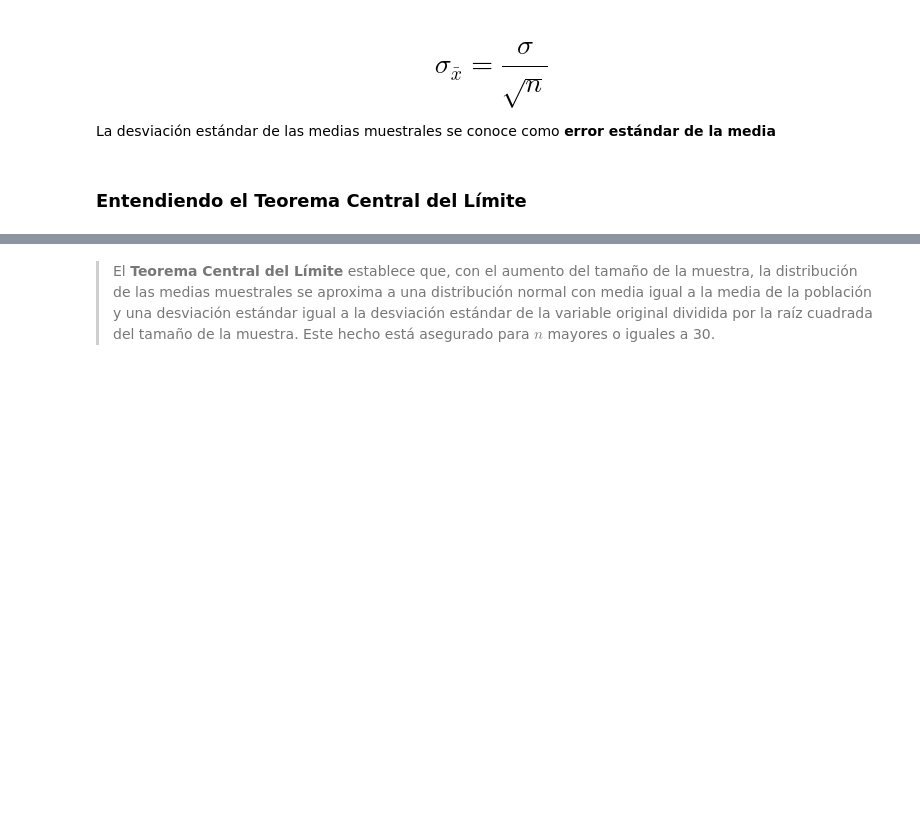
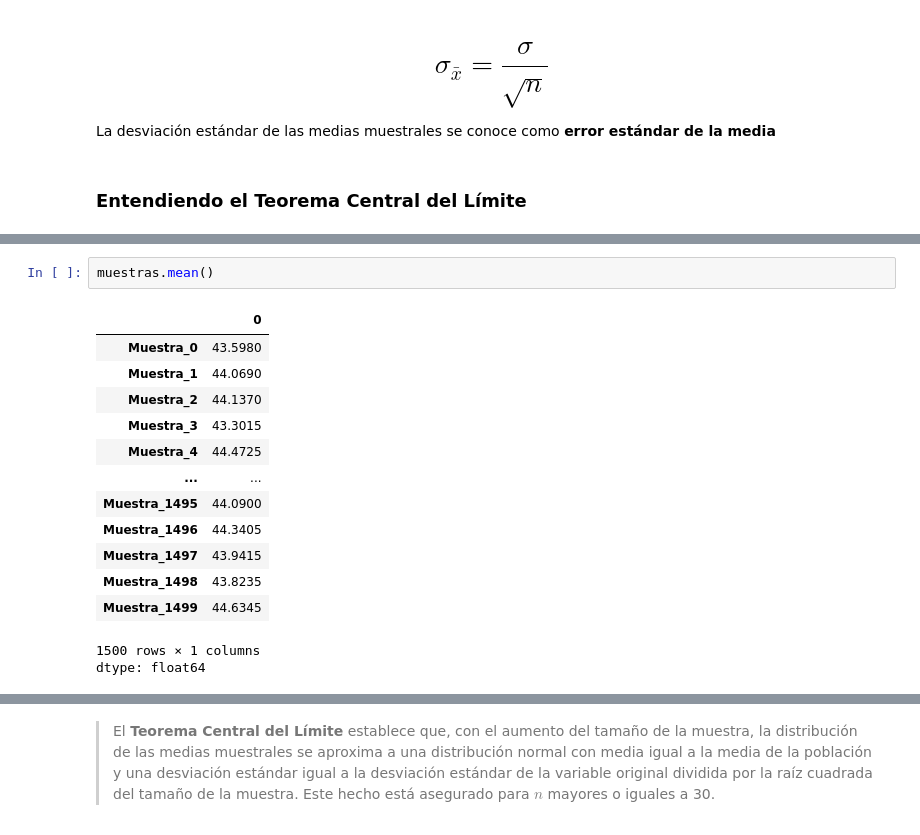
Before and after one commit to AngelTroncoso/ML_Alura, a Jupyter notebook: 2_Curso_de_Probabilidad_con_Python.ipynb, the cells around one changed output, grey strips where cells are left out. Saved outputs shown, nothing was run; the diff lists cells and outputs as text; blank space fills up the shorter version.

```diff
--- a/2_Curso_de_Probabilidad_con_Python.ipynb
+++ b/2_Curso_de_Probabilidad_con_Python.ipynb
@@ -1050,0 +1099,17 @@ La desviación estándar de las medias muestrales se conoce como **error estánd
+# %%
+muestras.mean()
+# %% [output]
+|  | 0 |
+| Muestra_0 | 43.5980 |
+| Muestra_1 | 44.0690 |
+| Muestra_2 | 44.1370 |
+| Muestra_3 | 43.3015 |
+| Muestra_4 | 44.4725 |
+| ... | ... |
+| Muestra_1495 | 44.0900 |
+| Muestra_1496 | 44.3405 |
+| Muestra_1497 | 43.9415 |
+| Muestra_1498 | 43.8235 |
+| Muestra_1499 | 44.6345 |
+1500 rows × 1 columns
+dtype: float64
```
Also changed, not shown: parts of 66 cells of this notebook.
